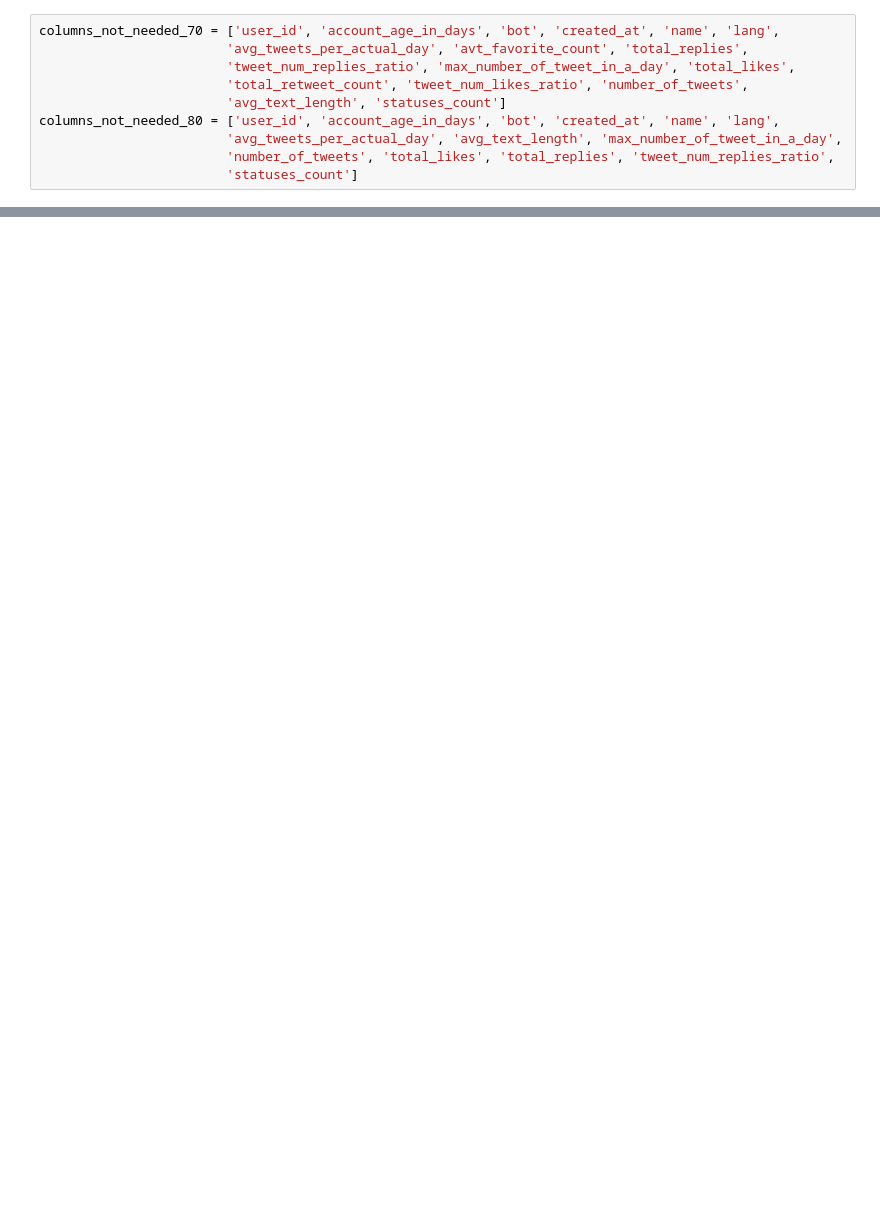
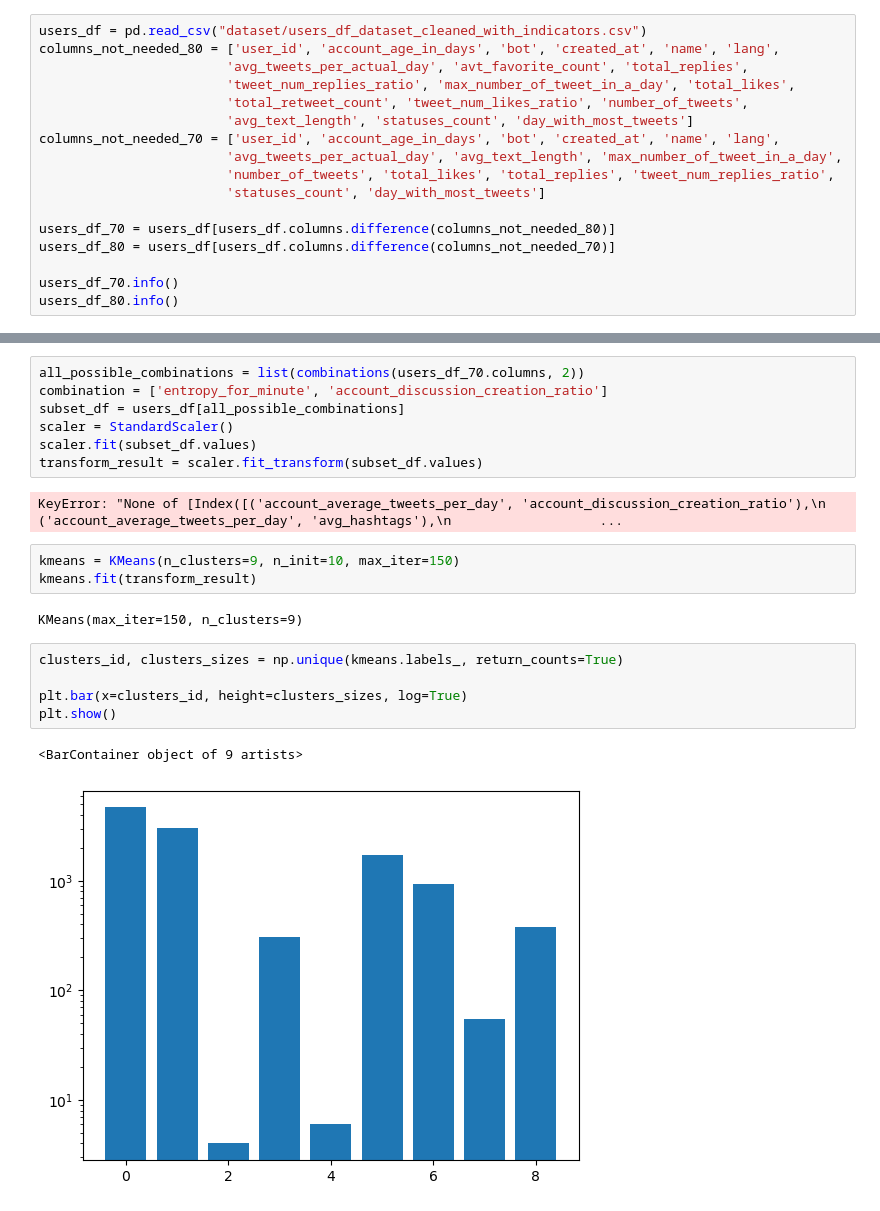
Before and after one commit to The-seven-dwarfs/DataMining-Group7, a Jupyter notebook: 2.1-K_means_clustering.ipynb, the cells around one changed output, grey strips where cells are left out. Saved outputs shown, nothing was run; the diff lists cells and outputs as text; blank space fills up the shorter version.

Commit message:
Kmeans combination

```diff
--- a/2.1-K_means_clustering.ipynb
+++ b/2.1-K_means_clustering.ipynb
@@ -15,10 +10,17 @@ from datetime import datetime, timedelta
 # %%
-columns_not_needed_70 = ['user_id', 'account_age_in_days', 'bot', 'created_at', 'name', 'lang',
+users_df = pd.read_csv("dataset/users_df_dataset_cleaned_with_indicators.csv")
+columns_not_needed_80 = ['user_id', 'account_age_in_days', 'bot', 'created_at', 'name', 'lang',
                         'avg_tweets_per_actual_day', 'avt_favorite_count', 'total_replies',
                         'tweet_num_replies_ratio', 'max_number_of_tweet_in_a_day', 'total_likes',
                         'total_retweet_count', 'tweet_num_likes_ratio', 'number_of_tweets',
-                        'avg_text_length', 'statuses_count']
-columns_not_needed_80 = ['user_id', 'account_age_in_days', 'bot', 'created_at', 'name', 'lang',
+                        'avg_text_length', 'statuses_count', 'day_with_most_tweets']
+columns_not_needed_70 = ['user_id', 'account_age_in_days', 'bot', 'created_at', 'name', 'lang',
                         'avg_tweets_per_actual_day', 'avg_text_length', 'max_number_of_tweet_in_a_day',
                         'number_of_tweets', 'total_likes', 'total_replies', 'tweet_num_replies_ratio',
-                        'statuses_count']
+                        'statuses_count', 'day_with_most_tweets']
+
+users_df_70 = users_df[users_df.columns.difference(columns_not_needed_80)]
+users_df_80 = users_df[users_df.columns.difference(columns_not_needed_70)]
+
+users_df_70.info()
+users_df_80.info()
@@ -24,0 +47,22 @@ columns_not_needed_80 = ['user_id', 'account_age_in_days', 'bot', 'created_at',
+# %%
+all_possible_combinations = list(combinations(users_df_70.columns, 2))
+combination = ['entropy_for_minute', 'account_discussion_creation_ratio']
+subset_df = users_df[all_possible_combinations]
+scaler = StandardScaler()
+scaler.fit(subset_df.values)
+transform_result = scaler.fit_transform(subset_df.values)
+# %% [output]
+KeyError: "None of [Index([('account_average_tweets_per_day', 'account_discussion_creation_ratio'),\n                            ('account_average_tweets_per_day', 'avg_hashtags'),\n                   ...
+# %%
+kmeans = KMeans(n_clusters=9, n_init=10, max_iter=150)
+kmeans.fit(transform_result)
+# %% [output]
+KMeans(max_iter=150, n_clusters=9)
+# %%
+clusters_id, clusters_sizes = np.unique(kmeans.labels_, return_counts=True)
+
+plt.bar(x=clusters_id, height=clusters_sizes, log=True)
+plt.show()
+# %% [output]
+<BarContainer object of 9 artists>
+[figure, added]
```
Also changed, not shown: parts of 9 cells of this notebook.
